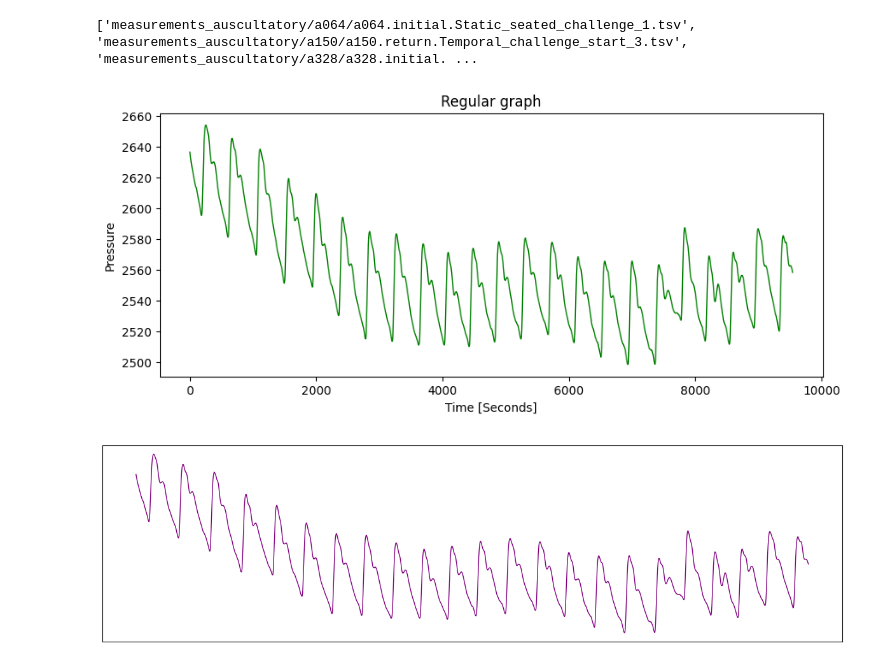
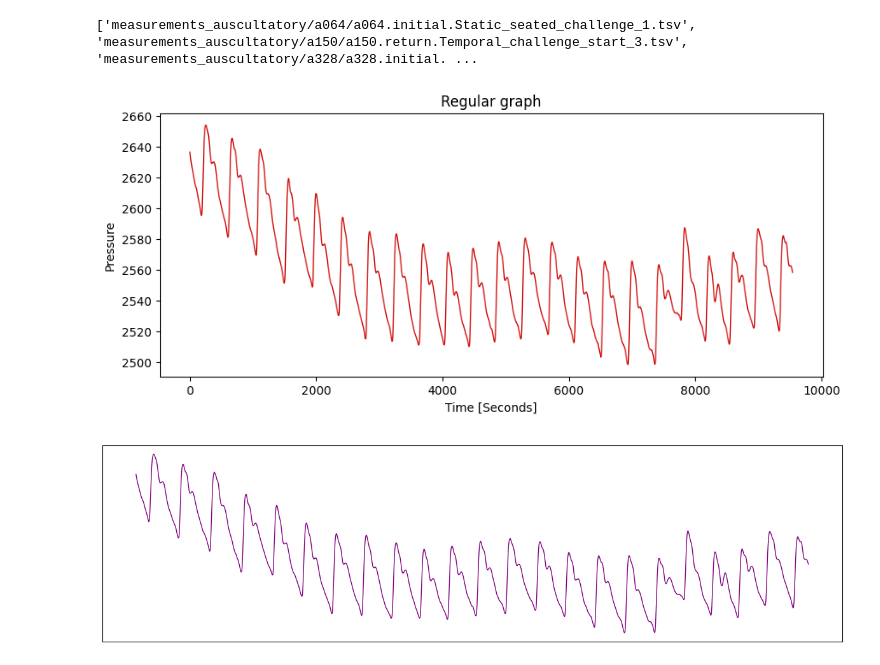
Before and after one commit to danielle34/summer24-lab, a Jupyter notebook: summer24_notebook.ipynb, the cells around one changed output. Saved outputs shown, nothing was run; the diff lists cells and outputs as text; code cells hidden in the pictures.

```diff
--- a/summer24_notebook.ipynb
+++ b/summer24_notebook.ipynb
@@ -644,21 +643,21 @@ def CNN_MAE_cross_realvsim( activity_number=1, bp_variable = "s", cross_valid_sp
 # %%
 path = "/Users/cslinxs/Desktop/all_weeks/aurorabp-sample-data/sample/measurements_auscultatory/a002/a002.initial.Static_seated_challenge_1.tsv"
 
 df = pd.read_csv(path,sep = '\t')
 pos_pressure = df["pressure"]
 
 plt.figure(figsize=(10, 4))
 plt.rcParams.update({'font.size': 10})
 
-plt.plot(pos_pressure,  linewidth=1, label='real', color= "green")
+plt.plot(pos_pressure,  linewidth=1, label='real', color= "#D21312")
 
 plt.title("Regular graph")
 # plt.legend(loc='best')
 plt.ylabel("Pressure")
 plt.xlabel("Time [Seconds]")
 plt.show()
 # %% [output]
-[figure, old version]
+[figure, new version]
 # %%
 #path = "/Users/cslinxs/Desktop/all_weeks/aurorabp-sample-data/sample/measurements_auscultatory/a004/a004.initial.Exercise_challenge_start_1.tsv"
 
```
Also changed, not shown: parts of 25 cells of this notebook.
